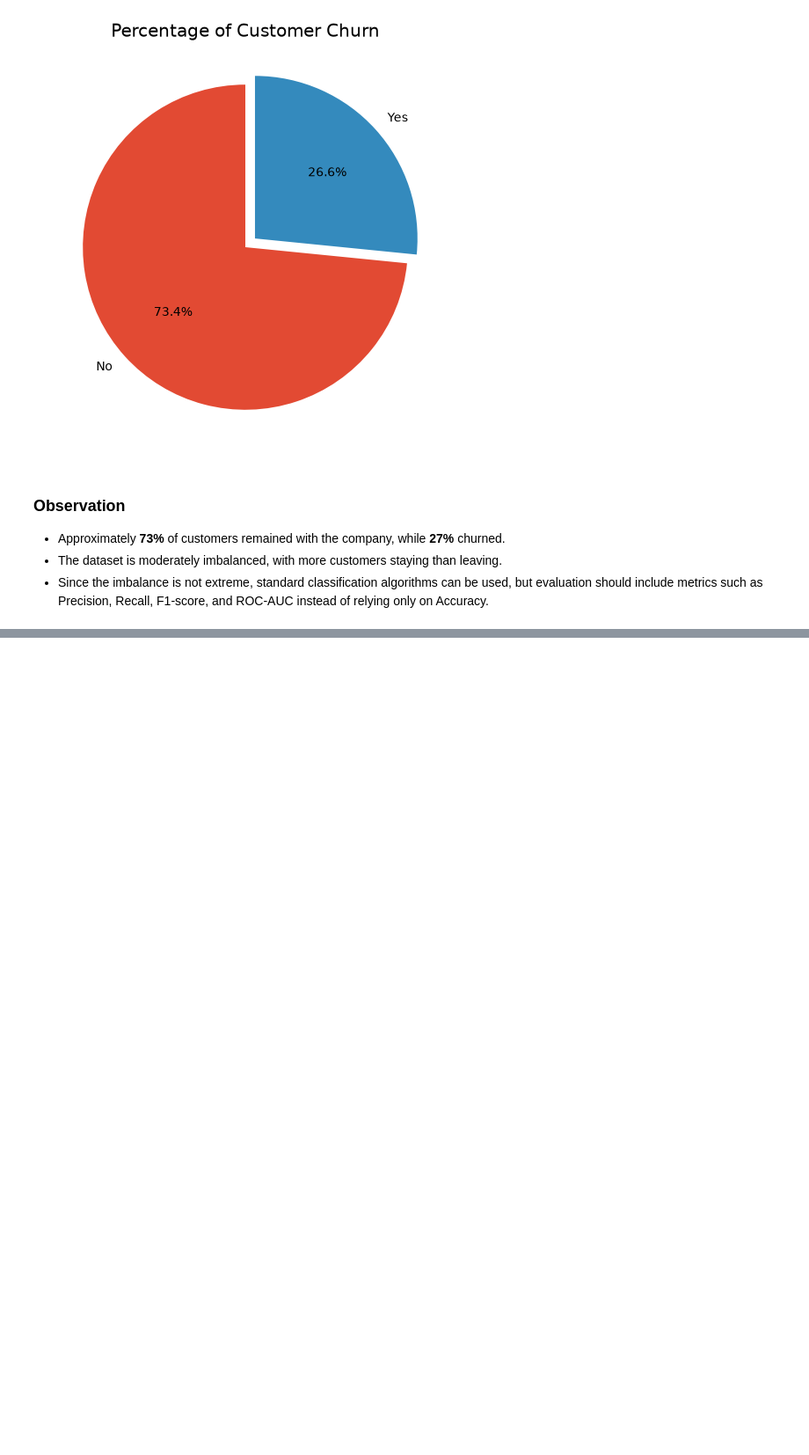
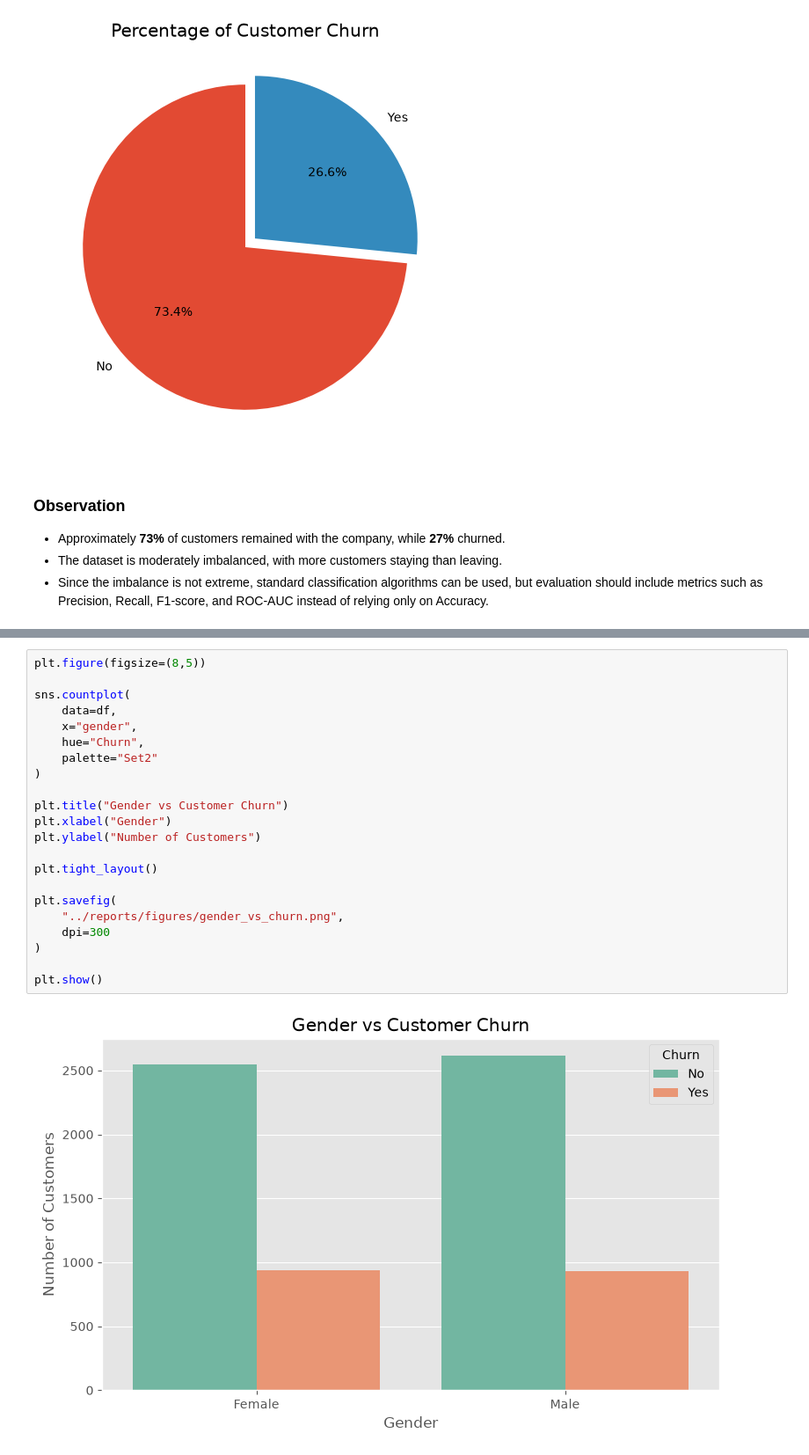
Before and after one commit to Sudeeppp-Mishra/Customer-Churn-Prediction, a Jupyter notebook: notebooks/customer_churn_prediction.ipynb, the cells around one changed output, grey strips where cells are left out. Shown at 88% size. Drawn from its saved outputs; the diff is of its cells as text; blank space fills up the shorter version.

```diff
--- a/notebooks/customer_churn_prediction.ipynb
+++ b/notebooks/customer_churn_prediction.ipynb
@@ -491,0 +521,24 @@ plt.show()
+# %%
+plt.figure(figsize=(8,5))
+
+sns.countplot(
+    data=df,
+    x="gender",
+    hue="Churn",
+    palette="Set2"
+)
+
+plt.title("Gender vs Customer Churn")
+plt.xlabel("Gender")
+plt.ylabel("Number of Customers")
+
+plt.tight_layout()
+
+plt.savefig(
+    "../reports/figures/gender_vs_churn.png",
+    dpi=300
+)
+
+plt.show()
+# %% [output]
+[figure, added]
```
Also changed, not shown: parts of 58 cells of this notebook.
